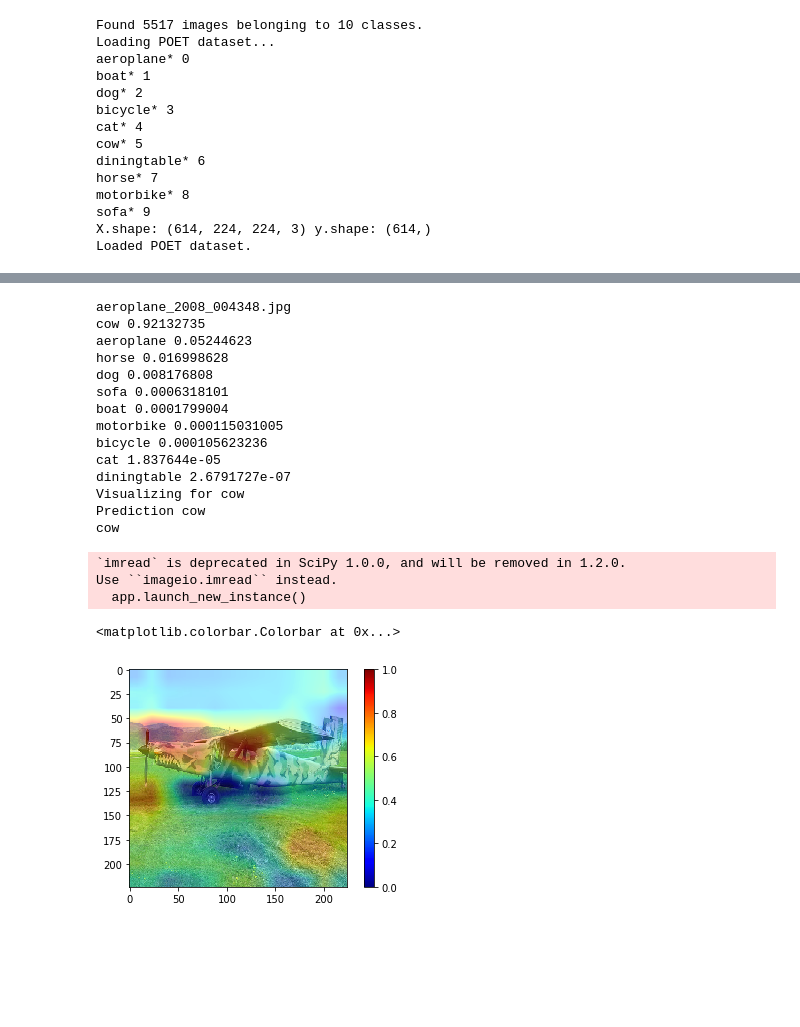
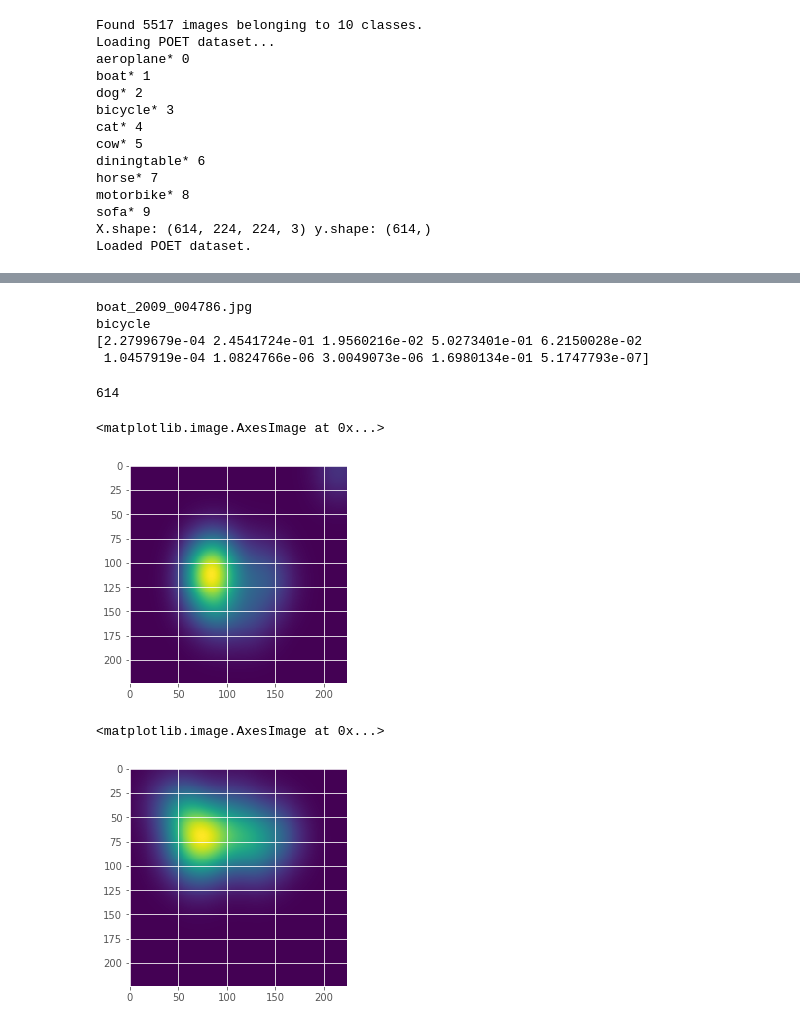
Before and after one commit to m3h0w/visual-attention-cnn-and-eye-tracking, a Jupyter notebook: cam/Global Pooling CNN Vis.ipynb, the cells around one changed output, grey strips where cells are left out. Drawn from its saved outputs; the diff is of its cells as text; code cells hidden in the pictures; blank space fills up the shorter version.

```diff
--- a/cam/Global Pooling CNN Vis.ipynb
+++ b/cam/Global Pooling CNN Vis.ipynb
@@ -315,49 +399,29 @@ cow
-# %%
-def construct_name(class_name, file_id):
-    return class_name + '_' + str(file_id) + '.jpg'
-
-file_tuple = ('dog','2008_000078')
-
-print(name)
-heatmap, org_img = visualize_class_activation_map(model_path=model_path,
-                                   original_img=get_image(X_test, names, name),
-                                   output_path='poet0.jpg', class_map=class_map,
-                                   visualize_for_class='cow', cam_thresh=0.1)
-
-def overlay_heatmap(org_img, heatmap):
-    img = org_img/255
-    heatmap_jet = plt.imshow(heatmap, cmap='jet')
-    heatmap_jet.write_png('heatmap.png')
-    heatmap_jet_ld = scipy.misc.imread('heatmap.png')
-    heatmap_jet_ld = heatmap_jet_ld/ 255
-    alpha = 0.6
-
-    out_img = np.zeros(img.shape,dtype=img.dtype)
-    out_img[:,:,0] = alpha*img[:,:,0] + (1-alpha)* heatmap_jet_ld[:,:,0]
-    out_img[:,:,1] = alpha*img[:,:,1] + (1-alpha)* heatmap_jet_ld[:,:,1]
-    out_img[:,:,2] = alpha*img[:,:,2] + (1-alpha)* heatmap_jet_ld[:,:,2]
-
-    return out_img
-
-plt.imshow(overlay_heatmap(org_img, heatmap), cmap='jet')
-plt.colorbar()
-# %% [output]
-aeroplane_2008_004348.jpg
-cow 0.92132735
-aeroplane 0.05244623
-horse 0.016998628
-dog 0.008176808
-sofa 0.0006318101
-boat 0.0001799004
-motorbike 0.000115031005
-bicycle 0.000105623236
-cat 1.837644e-05
-diningtable 2.6791727e-07
-Visualizing for cow
-Prediction cow
-cow
-`imread` is deprecated in SciPy 1.0.0, and will be removed in 1.2.0.
-Use ``imageio.imread`` instead.
-  app.launch_new_instance()
-<matplotlib.colorbar.Colorbar at 0x...>
-[figure, removed]
+# %%
+# name = 'dog_2010_005149.jpg'
+
+print(name)
+print(inv_class_map[np.argmax(y_pred, 1)[mistakes_mask][mistake_n]])
+print(y_pred[mistakes_mask][mistake_n])
+# image = X_test[mistakes_mask][mistake_n]
+# %% [output]
+boat_2009_004786.jpg
+bicycle
+[2.2799679e-04 2.4541724e-01 1.9560216e-02 5.0273401e-01 6.2150028e-02
+ 1.0457919e-04 1.0824766e-06 3.0049073e-06 1.6980134e-01 5.1747793e-07]
+# %%
+human_heatmaps = np.load('./heatmaps_resized.npy').tolist()
+# %%
+human_heatmaps_values = list(human_heatmaps.values())
+len(human_heatmaps_values)
+# %% [output]
+614
+# %%
+plt.imshow(human_heatmaps_values[0])
+# %% [output]
+<matplotlib.image.AxesImage at 0x...>
+[figure, added]
+# %%
+plt.imshow(human_heatmaps_values[10])
+# %% [output]
+<matplotlib.image.AxesImage at 0x...>
+[figure, added]
```
Also changed, not shown: parts of 37 cells of this notebook, 6 other files.
